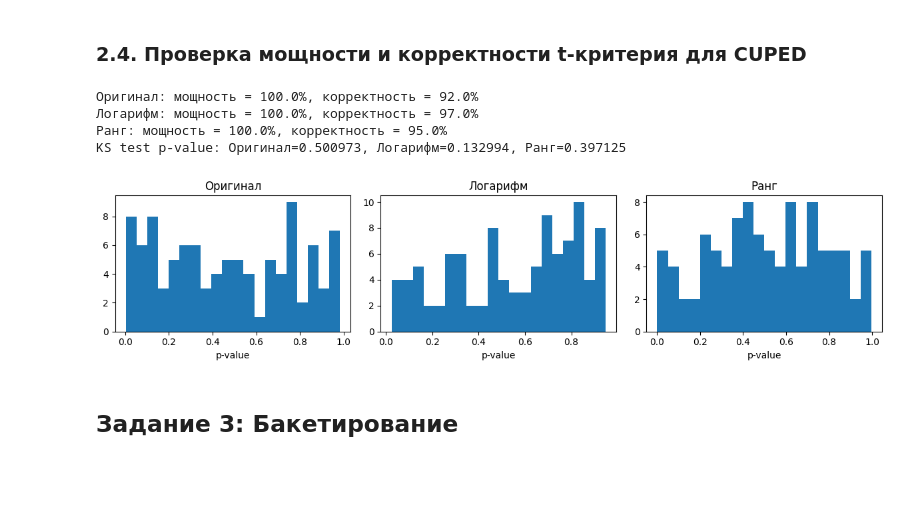
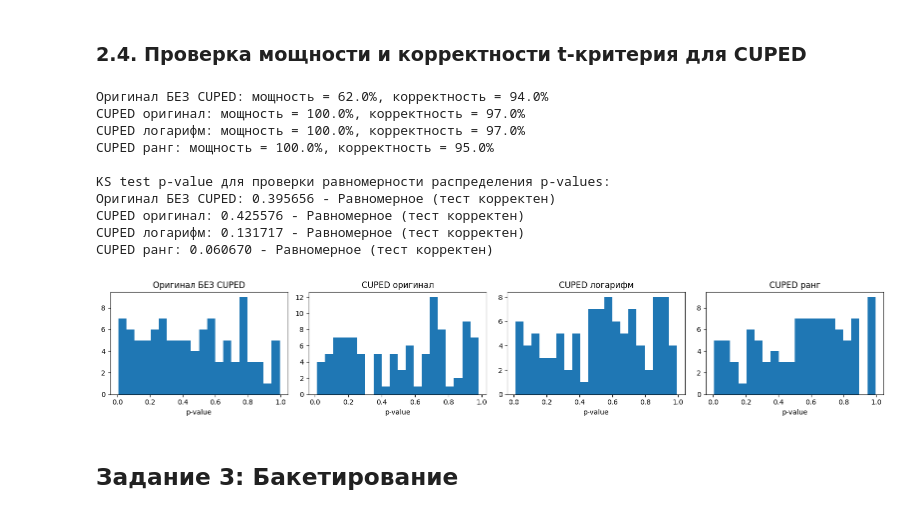
Before and after one commit to LeftGoga/AB, a Jupyter notebook: AB_ITMO_HomeWork2.ipynb, the cells around one changed output. Cells and saved outputs as stored; diff of their text form; code cells hidden in the pictures; blank space fills up the shorter version.

```diff
--- a/AB_ITMO_HomeWork2.ipynb
+++ b/AB_ITMO_HomeWork2.ipynb
@@ -327,13 +327,22 @@ def check_power_correctness(df_base, metric_col, group_col='group', effect_size=
     return {'power': power_rate, 'correctness': correctness_rate, 'correctness_pvalues': correctness}
 
 
+results_power_orig_no_cuped = check_power_correctness(
+    shop_metrics_new[['user_id', 'cart_added_cnt']].rename(
+        columns={'cart_added_cnt': 'metric'}
+    ),
+    'metric',
+    n_iterations=100,
+    desc='Оригинал БЕЗ CUPED'
+)
+
 results_power_2a = check_power_correctness(
     df_cuped_original[['user_id', 'group', 'cart_added_cnt_cuped']].rename(
         columns={'cart_added_cnt_cuped': 'metric'}
     ),
     'metric',
     n_iterations=100,
-    desc='Оригинал'
+    desc='CUPED оригинал'
 )
 
 results_power_2b = check_power_correctness(
@@ -341,52 +350,69 @@ results_power_2b = check_power_correctness(
         columns={'cart_added_cnt_ln_cuped': 'metric'}
     ),
     'metric',
     n_iterations=100,
-    desc='Логарифм'
+    desc='CUPED логарифм'
 )
 
 results_power_2c = check_power_correctness(
     df_cuped_rank[['user_id', 'group', 'rank_cuped']].rename(
         columns={'rank_cuped': 'metric'}
     ),
     'metric',
     n_iterations=100,
-    desc='Ранг'
+    desc='CUPED ранг'
 )
 
-print(f"Оригинал: мощность = {results_power_2a['power']:.1f}%, корректность = {results_power_2a['correctness']:.1f}%")
-print(f"Логарифм: мощность = {results_power_2b['power']:.1f}%, корректность = {results_power_2b['correctness']:.1f}%")
-print(f"Ранг: мощность = {results_power_2c['power']:.1f}%, корректность = {results_power_2c['correctness']:.1f}%")
+print(f"Оригинал БЕЗ CUPED: мощность = {results_power_orig_no_cuped['power']:.1f}%, корректность = {results_power_orig_no_cuped['correctness']:.1f}%")
+print(f"CUPED оригинал: мощность = {results_power_2a['power']:.1f}%, корректность = {results_power_2a['correctness']:.1f}%")
+print(f"CUPED логарифм: мощность = {results_power_2b['power']:.1f}%, корректность = {results_power_2b['correctness']:.1f}%")
+print(f"CUPED ранг: мощность = {results_power_2c['power']:.1f}%, корректность = {results_power_2c['correctness']:.1f}%")
 
+ks_orig_no_cuped = stats.kstest(results_power_orig_no_cuped['correctness_pvalues'], 'uniform')
 ks_2a = stats.kstest(results_power_2a['correctness_pvalues'], 'uniform')
 ks_2b = stats.kstest(results_power_2b['correctness_pvalues'], 'uniform')
 ks_2c = stats.kstest(results_power_2c['correctness_pvalues'], 'uniform')
 
-print(f"KS test p-value: Оригинал={ks_2a.pvalue:.6f}, Логарифм={ks_2b.pvalue:.6f}, Ранг={ks_2c.pvalue:.6f}")
+print(f"\nKS test p-value для проверки равномерности распределения p-values:")
+print(f"Оригинал БЕЗ CUPED: {ks_orig_no_cuped.pvalue:.6f} - {'Равномерное (тест корректен)' if ks_orig_no_cuped.pvalue > 0.05 else 'Неравномерное (тест некорректен)'}")
+print(f"CUPED оригинал: {ks_2a.pvalue:.6f} - {'Равномерное (тест корректен)' if ks_2a.pvalue > 0.05 else 'Неравномерное (тест некорректен)'}")
+print(f"CUPED логарифм: {ks_2b.pvalue:.6f} - {'Равномерное (тест корректен)' if ks_2b.pvalue > 0.05 else 'Неравномерное (тест некорректен)'}")
+print(f"CUPED ранг: {ks_2c.pvalue:.6f} - {'Равномерное (тест корректен)' if ks_2c.pvalue > 0.05 else 'Неравномерное (тест некорректен)'}")
 
-plt.figure(figsize=(12, 3))
-plt.subplot(1, 3, 1)
-plt.hist(results_power_2a['correctness_pvalues'], bins=20)
-plt.title('Оригинал')
+plt.figure(figsize=(16, 3))
+plt.subplot(1, 4, 1)
+plt.hist(results_power_orig_no_cuped['correctness_pvalues'], bins=20)
+plt.title('Оригинал БЕЗ CUPED')
 plt.xlabel('p-value')
 
-plt.subplot(1, 3, 2)
-plt.hist(results_power_2b['correctness_pvalues'], bins=20)
-plt.title('Логарифм')
+plt.subplot(1, 4, 2)
+plt.hist(results_power_2a['correctness_pvalues'], bins=20)
+plt.title('CUPED оригинал')
 plt.xlabel('p-value')
 
-plt.subplot(1, 3, 3)
+plt.subplot(1, 4, 3)
+plt.hist(results_power_2b['correctness_pvalues'], bins=20)
+plt.title('CUPED логарифм')
+plt.xlabel('p-value')
+
+plt.subplot(1, 4, 4)
 plt.hist(results_power_2c['correctness_pvalues'], bins=20)
-plt.title('Ранг')
+plt.title('CUPED ранг')
 plt.xlabel('p-value')
 
 plt.tight_layout()
 plt.show()
 # %% [output]
-Оригинал: мощность = 100.0%, корректность = 92.0%
-Логарифм: мощность = 100.0%, корректность = 97.0%
-Ранг: мощность = 100.0%, корректность = 95.0%
-KS test p-value: Оригинал=0.500973, Логарифм=0.132994, Ранг=0.397125
+Оригинал БЕЗ CUPED: мощность = 62.0%, корректность = 94.0%
+CUPED оригинал: мощность = 100.0%, корректность = 97.0%
+CUPED логарифм: мощность = 100.0%, корректность = 97.0%
+CUPED ранг: мощность = 100.0%, корректность = 95.0%
+
+KS test p-value для проверки равномерности распределения p-values:
+Оригинал БЕЗ CUPED: 0.395656 - Равномерное (тест корректен)
+CUPED оригинал: 0.425576 - Равномерное (тест корректен)
+CUPED логарифм: 0.131717 - Равномерное (тест корректен)
+CUPED ранг: 0.060670 - Равномерное (тест корректен)
-[figure, old version]
+[figure, new version]
 # %% [markdown]
 ## Задание 3: Бакетирование
```
Also changed, not shown: parts of 8 cells of this notebook.
